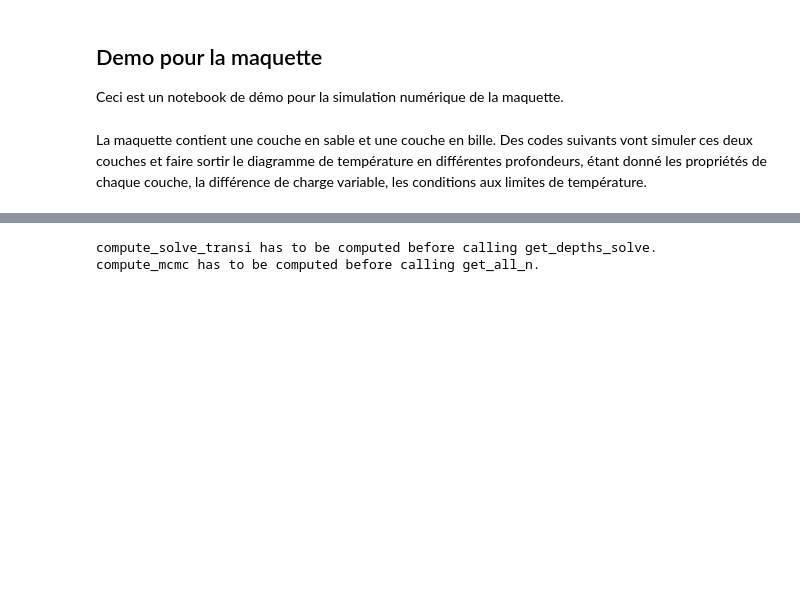
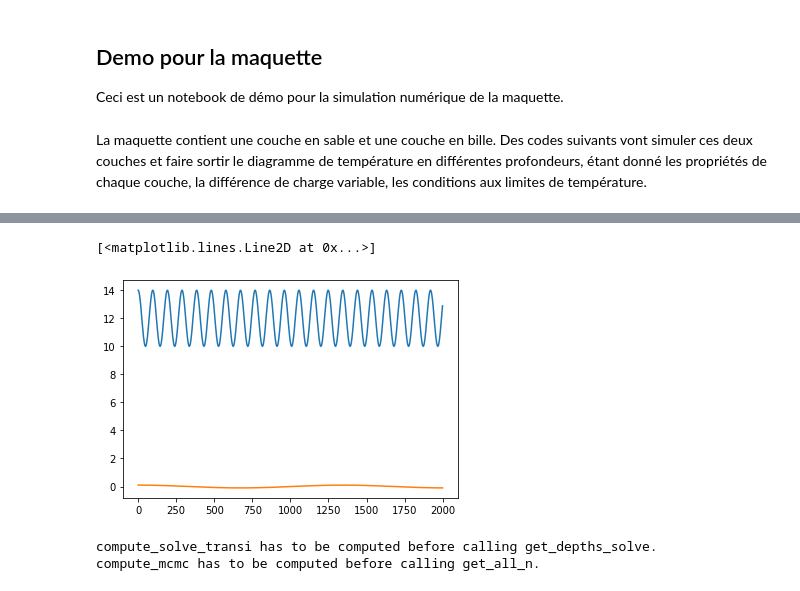
Before and after one commit to ameliemelorene/pyheatmy2022, a Jupyter notebook: demo_maquette.ipynb, the cells around one changed output, grey strips where cells are left out. Cells and saved outputs as stored; diff of their text form; code cells hidden in the pictures; blank space fills up the shorter version.

```diff
--- a/demo_maquette.ipynb
+++ b/demo_maquette.ipynb
@@ -35,3 +84,9 @@ dH_measures = list(zip(times,list(zip(.1*np.cos(np.linspace(0,2*np.pi,28*24*3600
+# %%
+plt.plot(T_vir[:,0])
+plt.plot(dH_signal)
+# %% [output]
+[<matplotlib.lines.Line2D at 0x...>]
+[figure, added]
 # %%
 col_dict = {
 	"river_bed": 1.,
```
Also changed, not shown: parts of 8 cells of this notebook.
